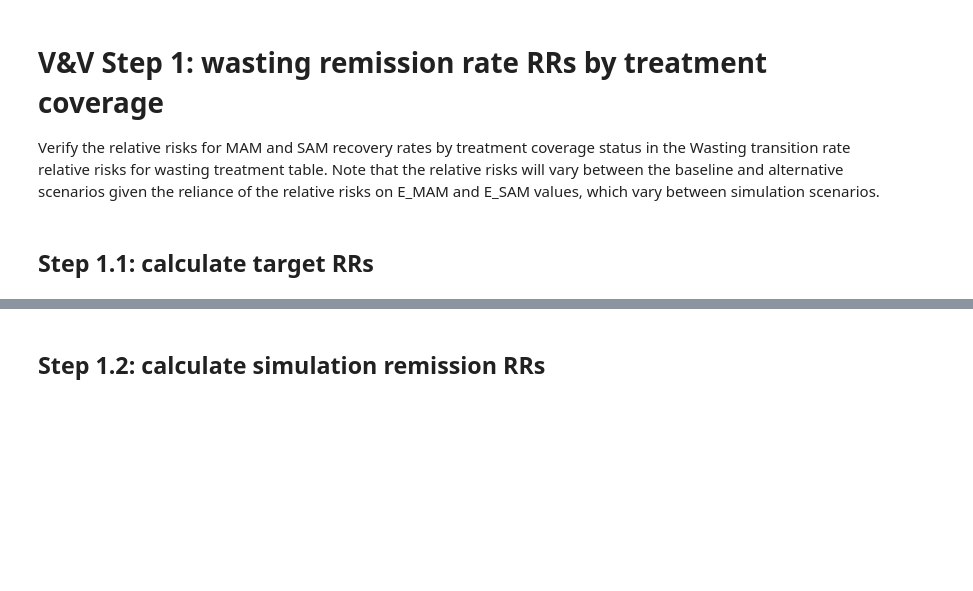
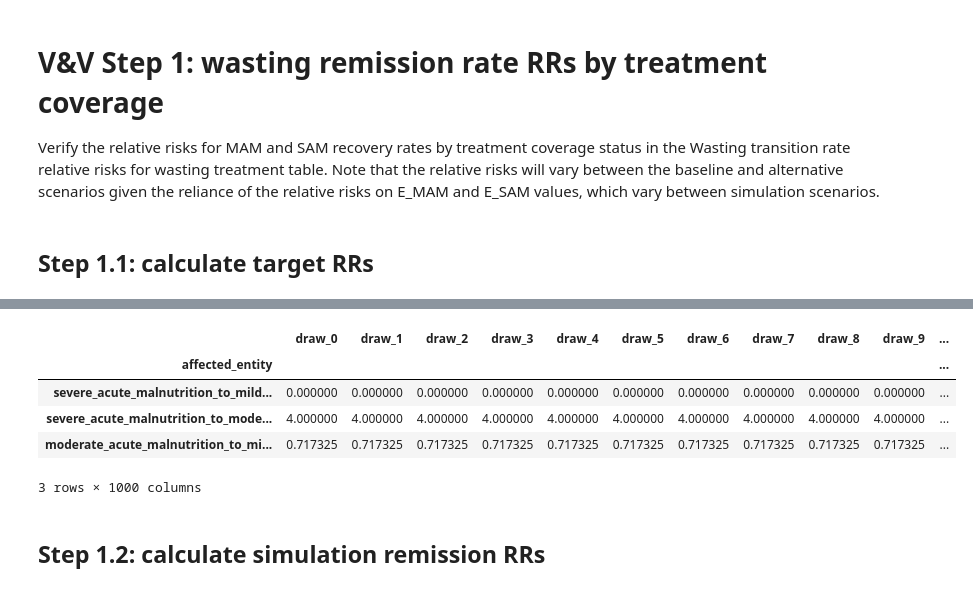
Before and after one commit to ihmeuw/vivarium_research_ciff_sam, a Jupyter notebook: model_validation/model4/alibow_gbd_verification/4.5.5_wasting_transition_rates.ipynb, the cells around one changed output, grey strips where cells are left out. Cells and saved outputs as stored; diff of their text form; code cells hidden in the pictures; blank space fills up the shorter version.

```diff
--- a/model_validation/model4/alibow_gbd_verification/4.5.5_wasting_transition_rates.ipynb
+++ b/model_validation/model4/alibow_gbd_verification/4.5.5_wasting_transition_rates.ipynb
@@ -55,3 +118,12 @@ print(rr_mam_to_mild_alternative, rr_sam_to_mild_alternative, rr_sam_to_mam_alte
+# %%
+tx_rrs_alternative
+# %% [output]
+|  | draw_0 | draw_1 | draw_2 | draw_3 | draw_4 | draw_5 | draw_6 | draw_7 | draw_8 | draw_9 | ... |
+| affected_entity |  |  |  |  |  |  |  |  |  |  | ... |
+| severe_acute_malnutrition_to_mild... | 0.000000 | 0.000000 | 0.000000 | 0.000000 | 0.000000 | 0.000000 | 0.000000 | 0.000000 | 0.000000 | 0.000000 | ... |
+| severe_acute_malnutrition_to_mode... | 4.000000 | 4.000000 | 4.000000 | 4.000000 | 4.000000 | 4.000000 | 4.000000 | 4.000000 | 4.000000 | 4.000000 | ... |
+| moderate_acute_malnutrition_to_mi... | 0.717325 | 0.717325 | 0.717325 | 0.717325 | 0.717325 | 0.717325 | 0.717325 | 0.717325 | 0.717325 | 0.717325 | ... |
+3 rows × 1000 columns
 # %% [markdown]
 ## Step 1.2: calculate simulation remission RRs
 # %%
```
Also changed, not shown: parts of 11 cells of this notebook, 10 other files.
